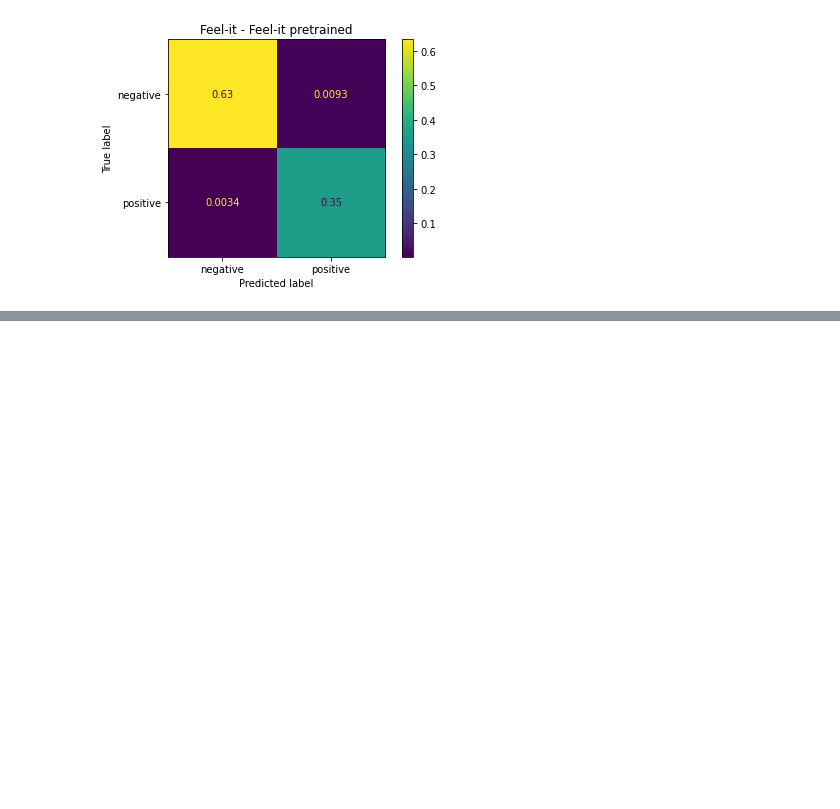
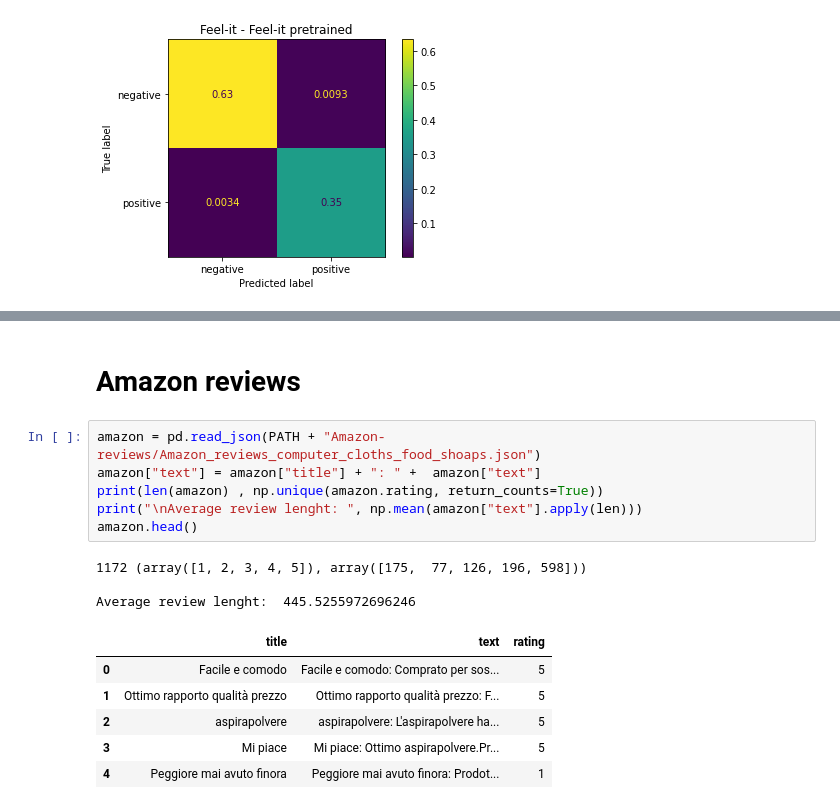
Before and after one commit to steveazzolin/NLU_final_project, a Jupyter notebook: AlBERTo error analysis.ipynb, the cells around one changed output, grey strips where cells are left out. Drawn from its saved outputs; the diff is of its cells as text; blank space fills up the shorter version.

```diff
--- a/AlBERTo error analysis.ipynb
+++ b/AlBERTo error analysis.ipynb
@@ -678,0 +674,18 @@ array([0, 1, 2])
+# %% [markdown]
+# Amazon reviews
+# %%
+amazon = pd.read_json(PATH + "Amazon-reviews/Amazon_reviews_computer_cloths_food_shoaps.json")
+amazon["text"] = amazon["title"] + ": " +  amazon["text"]
+print(len(amazon) , np.unique(amazon.rating, return_counts=True))
+print("\nAverage review lenght: ", np.mean(amazon["text"].apply(len)))
+amazon.head()
+# %% [output]
+1172 (array([1, 2, 3, 4, 5]), array([175,  77, 126, 196, 598]))
+
+Average review lenght:  445.5255972696246
+|  | title | text | rating |
+| 0 | Facile e comodo | Facile e comodo: Comprato per sos... | 5 |
+| 1 | Ottimo rapporto qualità prezzo | Ottimo rapporto qualità prezzo: F... | 5 |
+| 2 | aspirapolvere | aspirapolvere: L'aspirapolvere ha... | 5 |
+| 3 | Mi piace | Mi piace: Ottimo aspirapolvere.Pr... | 5 |
+| 4 | Peggiore mai avuto finora | Peggiore mai avuto finora: Prodot... | 1 |
```
Also changed, not shown: parts of 17 cells of this notebook, 1 other file.
